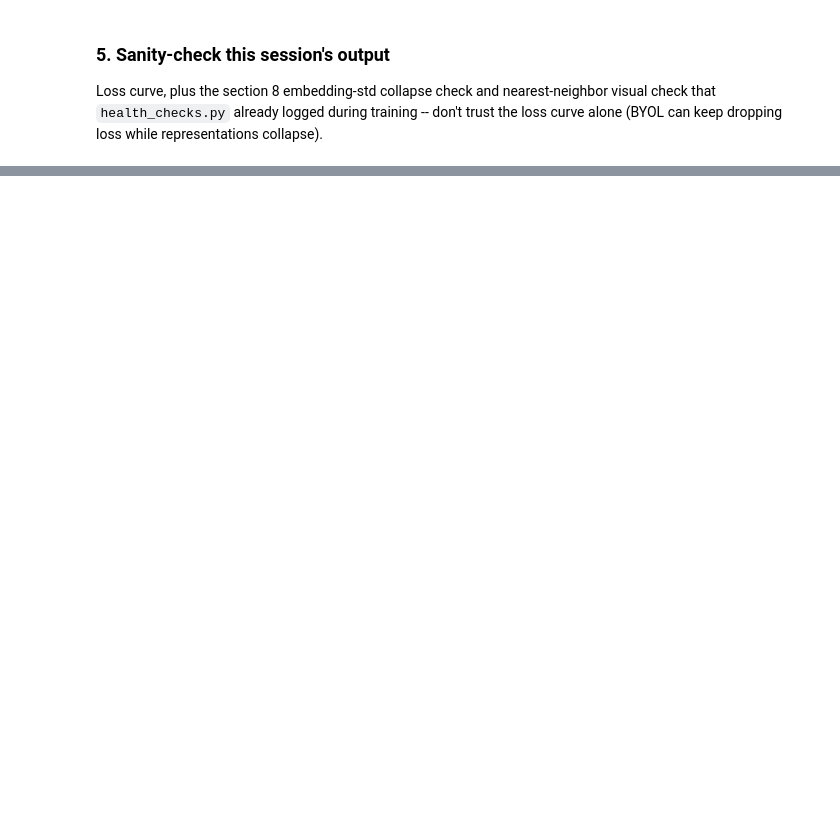
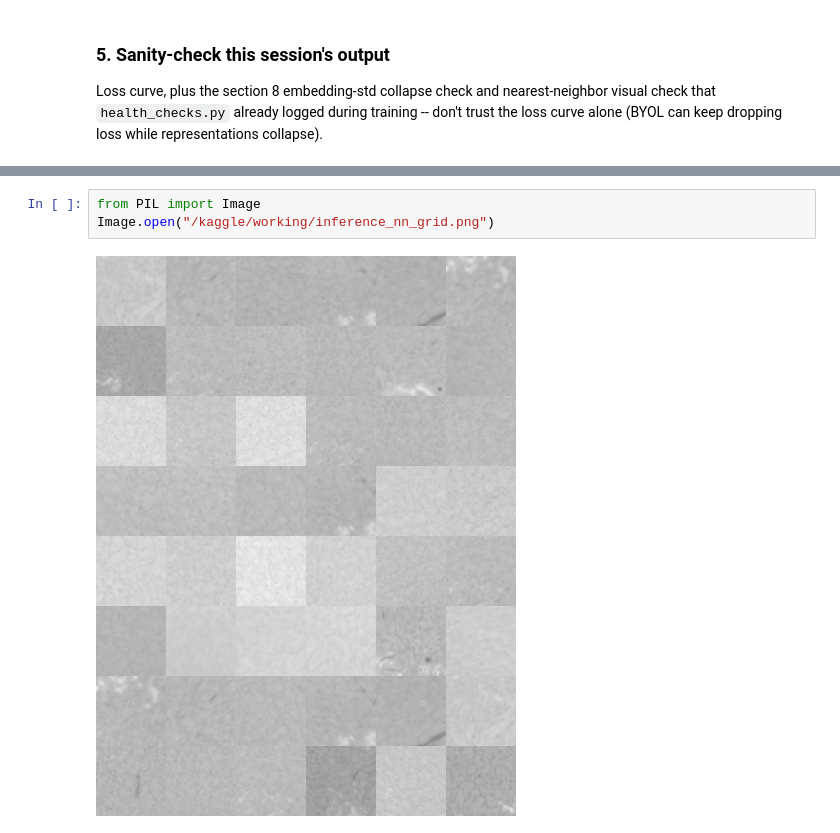
Before and after one commit to jaishu-1/propose.github.io, a Jupyter notebook: notebooka3adefd628.ipynb, the cells around one changed output, grey strips where cells are left out. Cells and saved outputs as stored; diff of their text form; blank space fills up the shorter version.

Commit message:
Kaggle Notebook | resnet_pretrain | patience 50

```diff
--- a/notebooka3adefd628.ipynb
+++ b/notebooka3adefd628.ipynb
@@ -236,0 +244,5 @@ is known.
+# %%
+from PIL import Image
+Image.open("/kaggle/working/inference_nn_grid.png")
+# %% [output]
+[figure, added]
```
Also changed, not shown: parts of 14 cells of this notebook.
